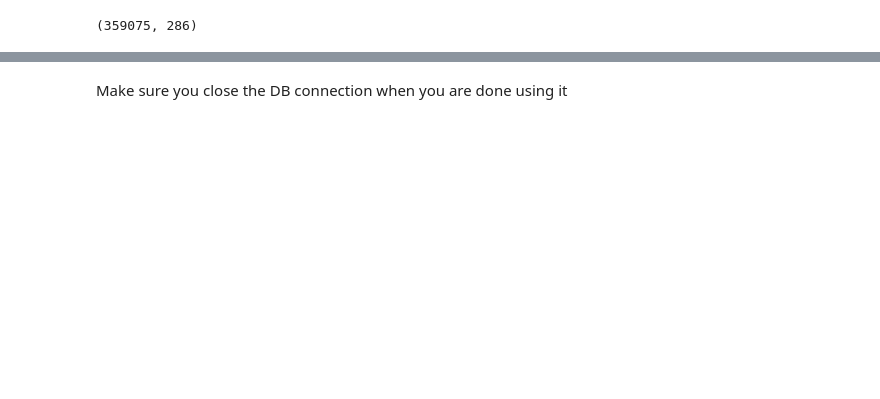
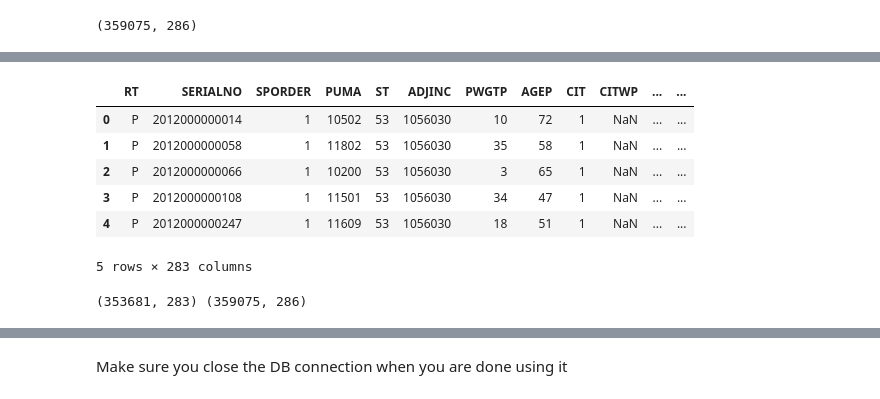
Before and after one commit to awyeh64/phase-1-project-west-ds-082420, a Jupyter notebook: notebooks/exploratory/Oz_prelim_work_data_tables.ipynb, the cells around one changed output, grey strips where cells are left out. Saved outputs shown, nothing was run; the diff lists cells and outputs as text; code cells hidden in the pictures; blank space fills up the shorter version.

```diff
--- a/notebooks/exploratory/Oz_prelim_work_data_tables.ipynb
+++ b/notebooks/exploratory/Oz_prelim_work_data_tables.ipynb
@@ -294,0 +375,17 @@ Name: cow, dtype: int64
+# %%
+df_oy_2016 = pd.read_csv('../../data/2016_pums/ss16pwa.csv')
+df_oy_2016.head()
+# %% [output]
+|  | RT | SERIALNO | SPORDER | PUMA | ST | ADJINC | PWGTP | AGEP | CIT | CITWP | ... | ... |
+| 0 | P | 2012000000014 | 1 | 10502 | 53 | 1056030 | 10 | 72 | 1 | NaN | ... | ... |
+| 1 | P | 2012000000058 | 1 | 11802 | 53 | 1056030 | 35 | 58 | 1 | NaN | ... | ... |
+| 2 | P | 2012000000066 | 1 | 10200 | 53 | 1056030 | 3 | 65 | 1 | NaN | ... | ... |
+| 3 | P | 2012000000108 | 1 | 11501 | 53 | 1056030 | 34 | 47 | 1 | NaN | ... | ... |
+| 4 | P | 2012000000247 | 1 | 11609 | 53 | 1056030 | 18 | 51 | 1 | NaN | ... | ... |
+5 rows × 283 columns
+# %%
+#checking dataset size between 2016 and 2017
+
+print(df_oy_2016.shape, df_pums_2017.shape)
+# %% [output]
+(353681, 283) (359075, 286)
```
Also changed, not shown: parts of 87 cells of this notebook, 2 other files.
